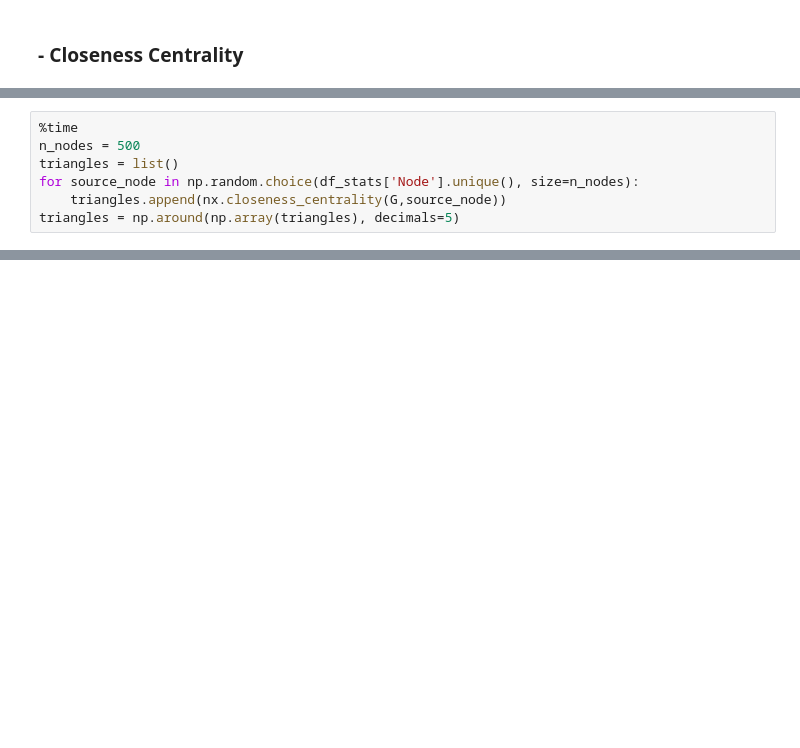
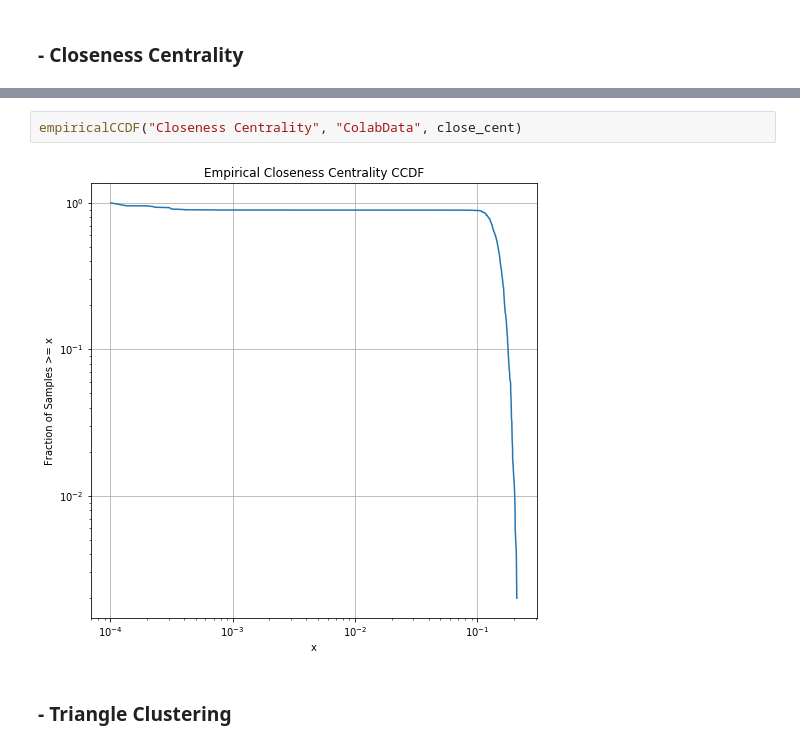
Before and after one commit to hieifn/redes-complexas, a Jupyter notebook: Trabalho1 - Redes Complexas.ipynb, the cells around one changed output, grey strips where cells are left out. Drawn from its saved outputs; the diff is of its cells as text; blank space fills up the shorter version.

```diff
--- a/Trabalho1 - Redes Complexas.ipynb
+++ b/Trabalho1 - Redes Complexas.ipynb
@@ -289,7 +315,0 @@ nx.transitivity(G)
-# %%
-%time
-n_nodes = 500
-triangles = list()
-for source_node in np.random.choice(df_stats['Node'].unique(), size=n_nodes):
-    triangles.append(nx.closeness_centrality(G,source_node))
-triangles = np.around(np.array(triangles), decimals=5)
@@ -349,0 +339,6 @@ array([0.40909, 0.     , 0.     , 0.     , 1.     , 0.     , 0.     ,
+# %%
+empiricalCCDF("Closeness Centrality", "ColabData", close_cent)
+# %% [output]
+[figure, added]
+# %% [markdown]
+### - Triangle Clustering
```
Also changed, not shown: parts of 107 cells of this notebook, 15 other files.
